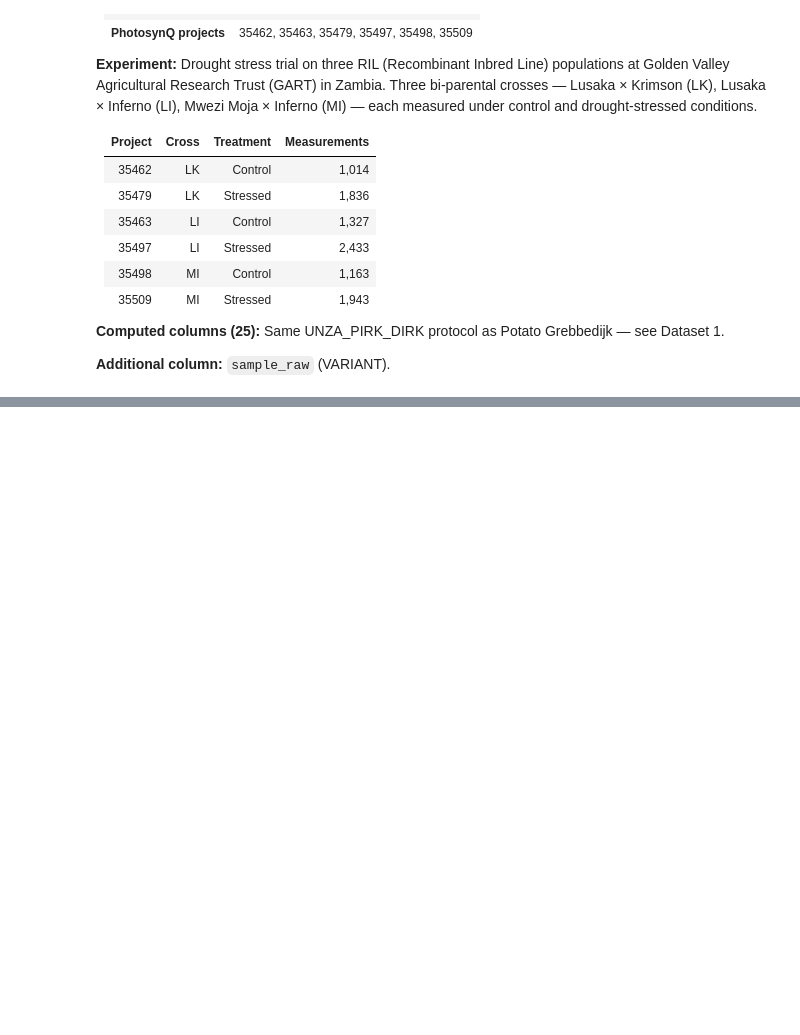
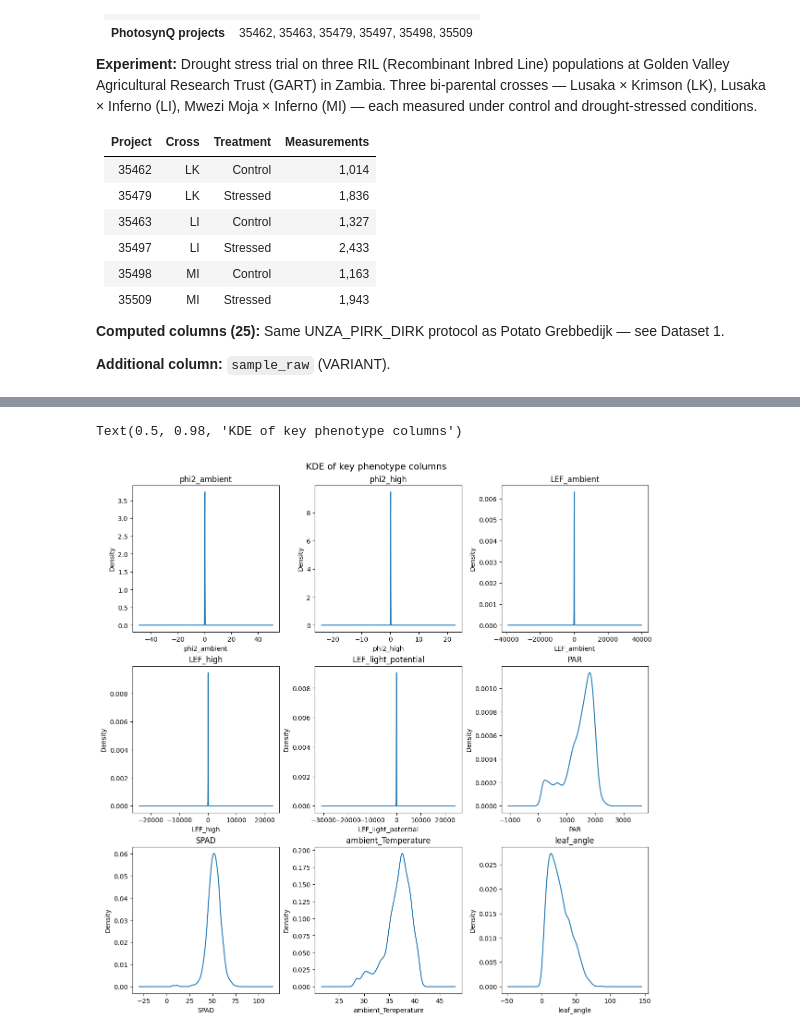
Before and after one commit to Computational-Biology-Aachen/2026-photosynthesis-hackathon-template, a Jupyter notebook: 02-bean-gart.ipynb, the cells around one changed output, grey strips where cells are left out. Cells and saved outputs as stored; diff of their text form; code cells hidden in the pictures; blank space fills up the shorter version.

```diff
--- a/02-bean-gart.ipynb
+++ b/02-bean-gart.ipynb
@@ -28,0 +69,21 @@
+# %%
+phenotype_cols = [
+    "phi2_ambient",
+    "phi2_high",
+    "LEF_ambient",
+    "LEF_high",
+    "LEF_light_potential",
+    "PAR",
+    "SPAD",
+    "ambient_Temperature",
+    "leaf_angle",
+]
+
+fig, axs = plt.subplots(3, 3, figsize=(12, 12), layout="constrained")
+for ax, col in zip(axs.flatten(), phenotype_cols):
+    df[col].dropna().plot(kind="kde", ax=ax)
+    ax.set(title=col, xlabel=col)
+fig.suptitle("KDE of key phenotype columns", fontsize=14)
+# %% [output]
+Text(0.5, 0.98, 'KDE of key phenotype columns')
+[figure, added]
```
Also changed, not shown: parts of 6 cells of this notebook, 2 other files.
